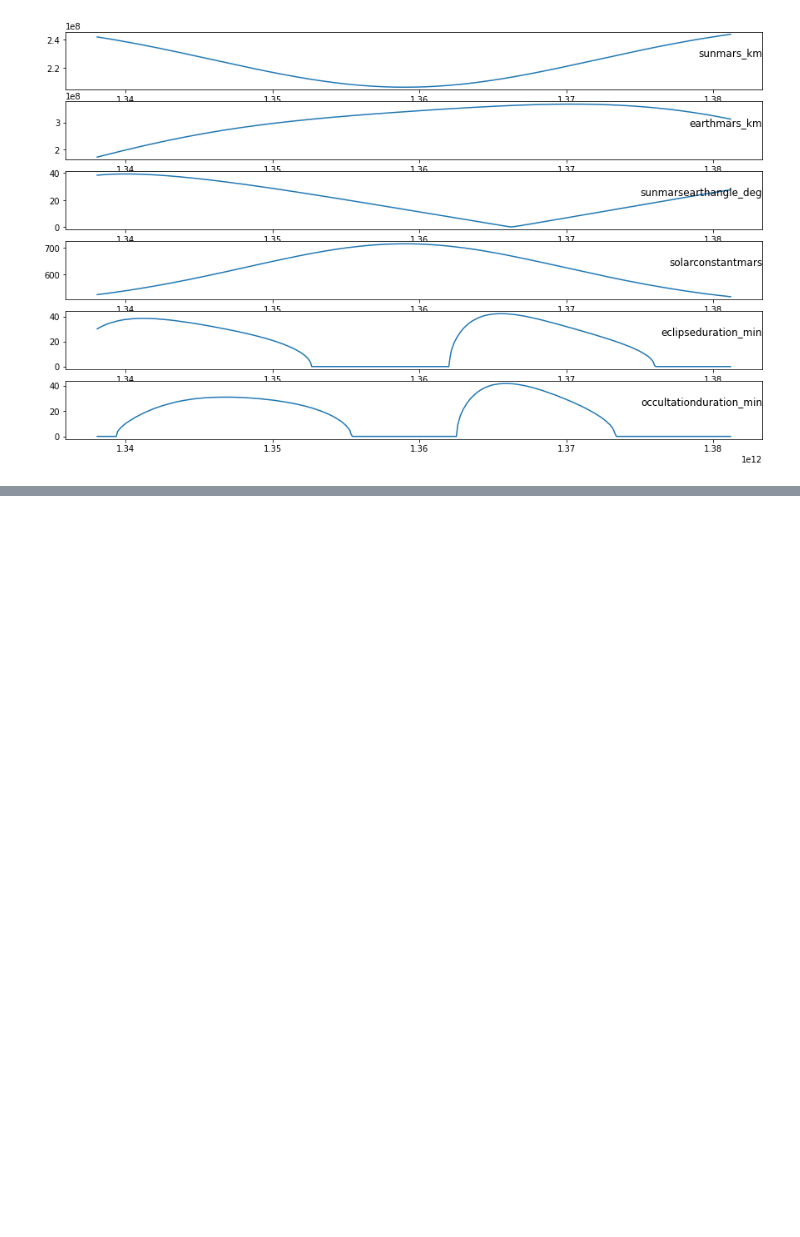
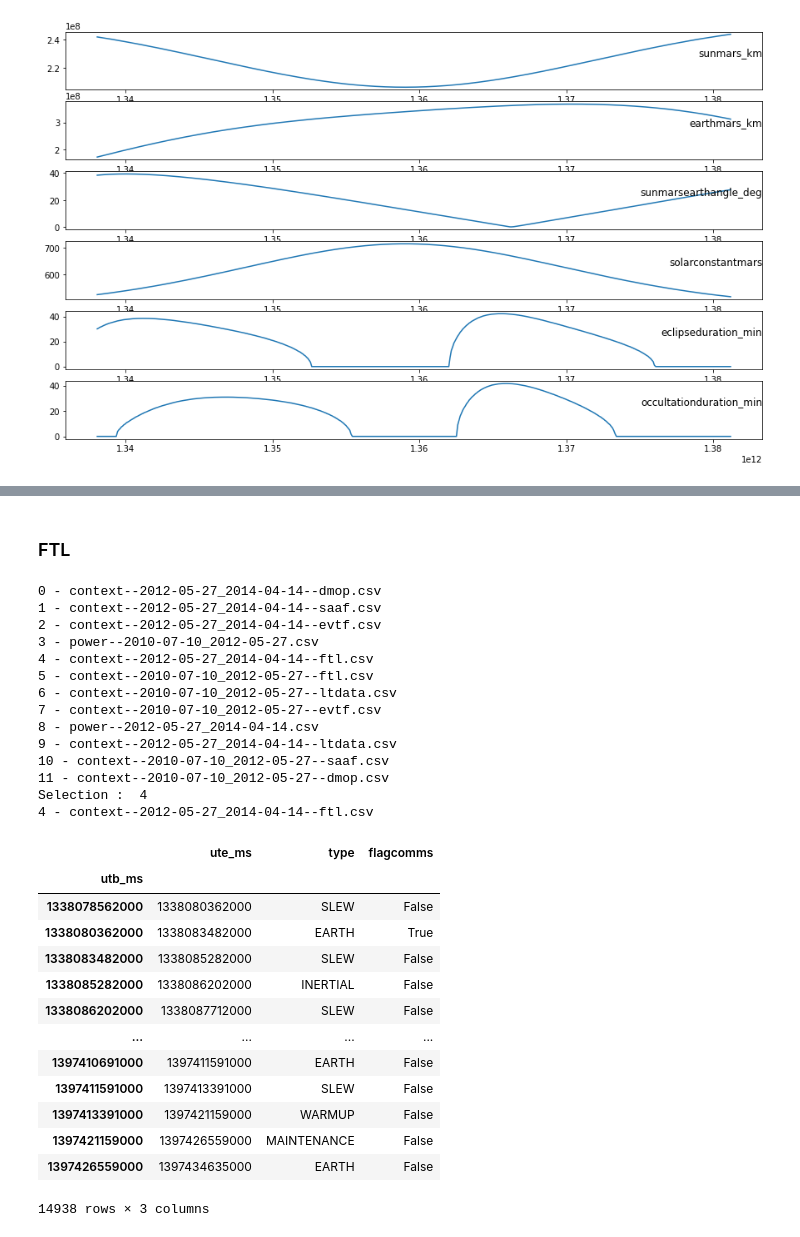
Before and after one commit to YamSok/MarsExpress, a Jupyter notebook: traitement_donnees.ipynb, the cells around one changed output, grey strips where cells are left out. Drawn from its saved outputs; the diff is of its cells as text; code cells hidden in the pictures; blank space fills up the shorter version.

```diff
--- a/traitement_donnees.ipynb
+++ b/traitement_donnees.ipynb
@@ -195,0 +267,35 @@ s
+# %% [markdown]
+### FTL
+# %%
+file_name = selection(folder = FOLDER, search = f"*{YEAR}*", first = False)
+data = pd.read_csv(file_name, sep=",", index_col=0)
+data
+# %% [output]
+0 - context--2012-05-27_2014-04-14--dmop.csv
+1 - context--2012-05-27_2014-04-14--saaf.csv
+2 - context--2012-05-27_2014-04-14--evtf.csv
+3 - power--2010-07-10_2012-05-27.csv
+4 - context--2012-05-27_2014-04-14--ftl.csv
+5 - context--2010-07-10_2012-05-27--ftl.csv
+6 - context--2010-07-10_2012-05-27--ltdata.csv
+7 - context--2010-07-10_2012-05-27--evtf.csv
+8 - power--2012-05-27_2014-04-14.csv
+9 - context--2012-05-27_2014-04-14--ltdata.csv
+10 - context--2010-07-10_2012-05-27--saaf.csv
+11 - context--2010-07-10_2012-05-27--dmop.csv
+Selection :  4
+4 - context--2012-05-27_2014-04-14--ftl.csv
+|  | ute_ms | type | flagcomms |
+| utb_ms |  |  |  |
+| 1338078562000 | 1338080362000 | SLEW | False |
+| 1338080362000 | 1338083482000 | EARTH | True |
+| 1338083482000 | 1338085282000 | SLEW | False |
+| 1338085282000 | 1338086202000 | INERTIAL | False |
+| 1338086202000 | 1338087712000 | SLEW | False |
+| ... | ... | ... | ... |
+| 1397410691000 | 1397411591000 | EARTH | False |
+| 1397411591000 | 1397413391000 | SLEW | False |
+| 1397413391000 | 1397421159000 | WARMUP | False |
+| 1397421159000 | 1397426559000 | MAINTENANCE | False |
+| 1397426559000 | 1397434635000 | EARTH | False |
+14938 rows × 3 columns
```
Also changed, not shown: parts of 21 cells of this notebook.
